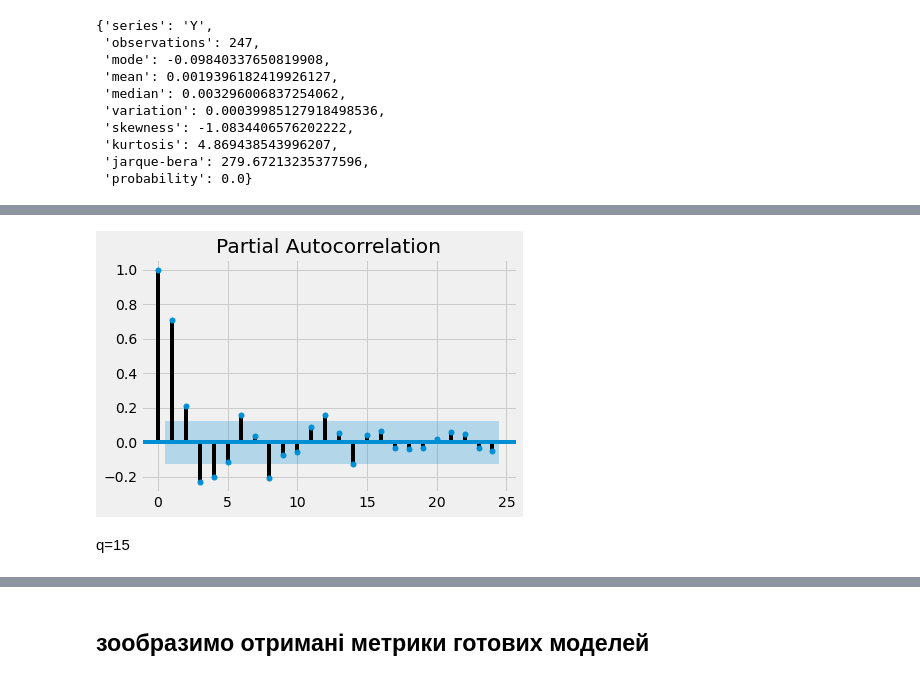
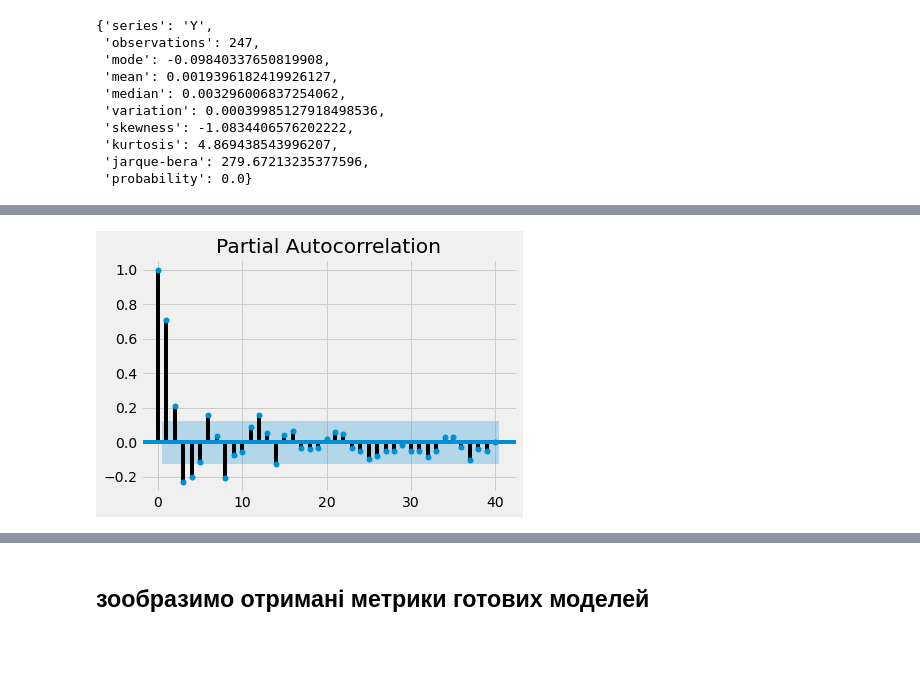
Before and after one commit to bateikoEd/time-series-analysis, a Jupyter notebook: lab3/Untitled.ipynb, the cells around one changed output, grey strips where cells are left out. Saved outputs shown, nothing was run; the diff lists cells and outputs as text; code cells hidden in the pictures; blank space fills up the shorter version.

Commit message:
added moe period for autocorelation and pacf

```diff
--- a/lab3/Untitled.ipynb
+++ b/lab3/Untitled.ipynb
@@ -198,0 +186,3 @@ calculate_metrics_sample(y)
+# %%
+lags=40
+calculate_metrics_sample(y)
@@ -218,6 +219,7 @@ y.plot(kind='kde')
 ## Прологарифмуємо ряд
 # %%
 y = np.log(y)
+y = pd.Series(y)
 # %%
 calculate_metrics_sample(y)
 # %% [output]
@@ -383,11 +387,10 @@ plot_acf(y);
 # %%
 models_metrics_1 = pd.DataFrame(columns=['name', 'r_squared', 'sum_squared_resid', 'aic','durbin_watson','params_ar', 'params_ma','params_intercept'])
 predictions_model_1 = []
 window = 5
 mv5_simple = weight(pd.DataFrame(y), weight='simple',window=window)
-plot_pacf(pd.Series(mv5_simple[0]));
+
+plot_pacf(pd.Series(mv5_simple[0]), lags=lags);
 # %% [output]
-[figure, old version]
+[figure, new version]
-# %% [markdown]
-q=15
 # %%
```
Also changed, not shown: parts of 23 cells of this notebook, 7 other files.
